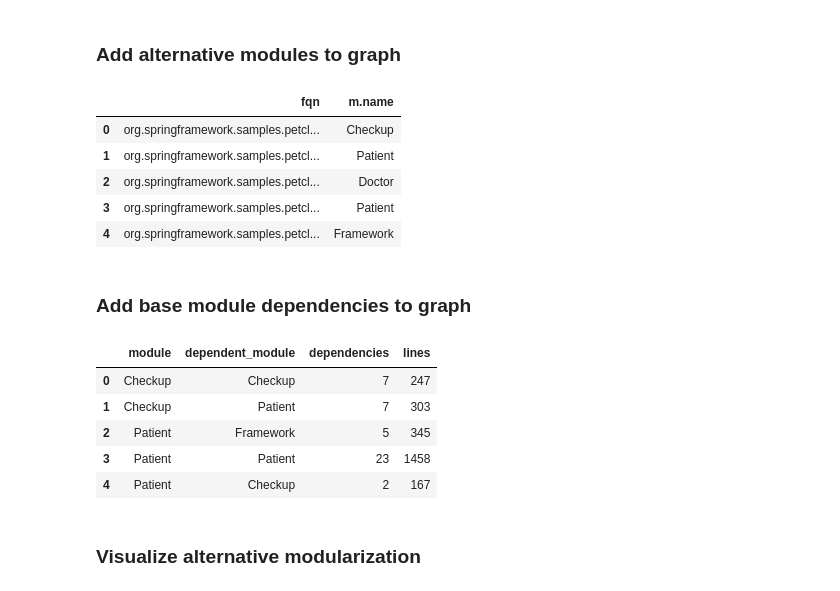
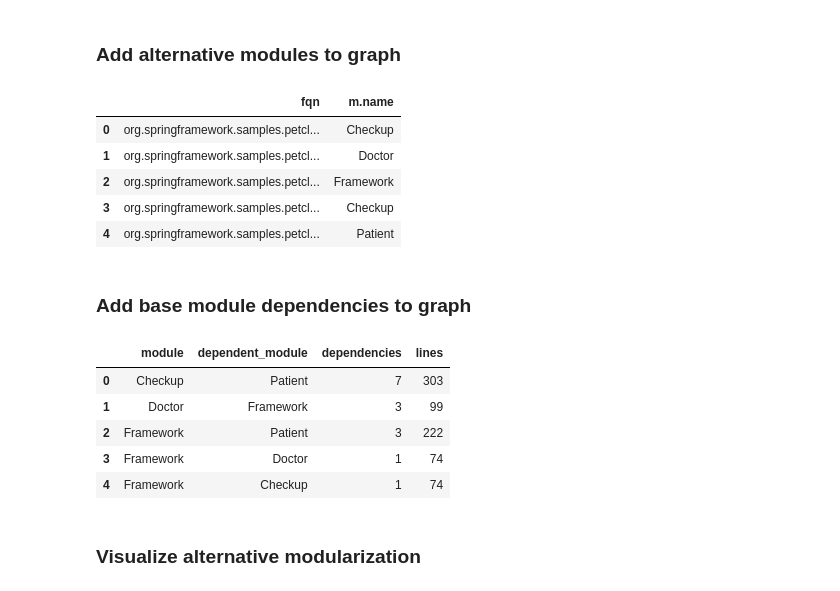
Before and after one commit to feststelltaste/sas2024, a Jupyter notebook: Modularization options with Neo4j (executed).ipynb, the cells around one changed output. Saved outputs shown, nothing was run; the diff lists cells and outputs as text; code cells hidden in the pictures.

```diff
--- a/Modularization options with Neo4j (executed).ipynb
+++ b/Modularization options with Neo4j (executed).ipynb
@@ -384,7 +392,7 @@ coverage.head()
 ### Import data into Neo4j
 # %%
 query="""
-    UNWIND {data} as coverage
+    UNWIND $data as coverage
     MATCH (t:Type {fqn : coverage.fqn})
     MERGE (t)-[:HAS_MEASURE]->(m)
     SET
@@ -443,7 +451,7 @@ module_options.head()
 ### Add base module information to graph
 # %%
 query="""
-    UNWIND {data} as module
+    UNWIND $data as module
     MATCH (t:Type {fqn : module.fqn})
     MERGE (m:Base:Module{name:module.base_module})
     MERGE (t)-[:BELONGS_TO]->(m)
@@ -462,6 +470,7 @@ session.run(query, data=module_options.to_dict(orient='records')).to_df().head()
 # %%
 query = """
     MATCH (m1:Base:Module)<-[:BELONGS_TO]-(t1:Type)<-[:DEPENDS_ON]-(t2:Type)-[:BELONGS_TO]->(m2:Base:Module)
+    WHERE m1 <> m2
     MERGE (m2)-[:USES]->(m1)
     RETURN DISTINCT(m2.name) as module, m1.name as dependent_module, COUNT(t2) as dependencies
 """
@@ -579,7 +587,7 @@ module_options.head()
 ### Add alternative modules to graph
 # %%
 query="""
-    UNWIND {data} as module
+    UNWIND $data as module
     MATCH (t:Type {fqn : module.fqn})
     MERGE (m:Domain:Module{name:module.domain})
     MERGE (t)-[:BELONGS_TO]->(m)
@@ -590,27 +598,28 @@ session.run(query, data=module_options.to_dict(orient='records')).to_df().head()
 # %% [output]
 |  | fqn | m.name |
 | 0 | org.springframework.samples.petcl... | Checkup |
-| 1 | org.springframework.samples.petcl... | Patient |
-| 2 | org.springframework.samples.petcl... | Doctor |
-| 3 | org.springframework.samples.petcl... | Patient |
-| 4 | org.springframework.samples.petcl... | Framework |
+| 1 | org.springframework.samples.petcl... | Doctor |
+| 2 | org.springframework.samples.petcl... | Framework |
+| 3 | org.springframework.samples.petcl... | Checkup |
+| 4 | org.springframework.samples.petcl... | Patient |
 # %% [markdown]
 ### Add base module dependencies to graph
 # %%
 query = """
     MATCH (m1:Domain:Module)<-[:BELONGS_TO]-(t1:Type)<-[:DEPENDS_ON]-(t2:Type)-[:BELONGS_TO]->(m2:Domain:Module)
+    WHERE m1 <> m2
     MERGE (m2)-[:USES]->(m1)
     RETURN DISTINCT(m2.name) as module, m1.name as dependent_module, COUNT(t2) as dependencies, SUM(t2.lines) as lines
 """
 domain_module_dependencies = session.run(query).to_df()
 domain_module_dependencies.head()
 # %% [output]
 |  | module | dependent_module | dependencies | lines |
-| 0 | Checkup | Checkup | 7 | 247 |
-| 1 | Checkup | Patient | 7 | 303 |
-| 2 | Patient | Framework | 5 | 345 |
-| 3 | Patient | Patient | 23 | 1458 |
-| 4 | Patient | Checkup | 2 | 167 |
+| 0 | Checkup | Patient | 7 | 303 |
+| 1 | Doctor | Framework | 3 | 99 |
+| 2 | Framework | Patient | 3 | 222 |
+| 3 | Framework | Doctor | 1 | 74 |
+| 4 | Framework | Checkup | 1 | 74 |
 # %% [markdown]
 ### Visualize alternative modularization
 # %%
```
Also changed, not shown: parts of 21 cells of this notebook, 1 other file.
